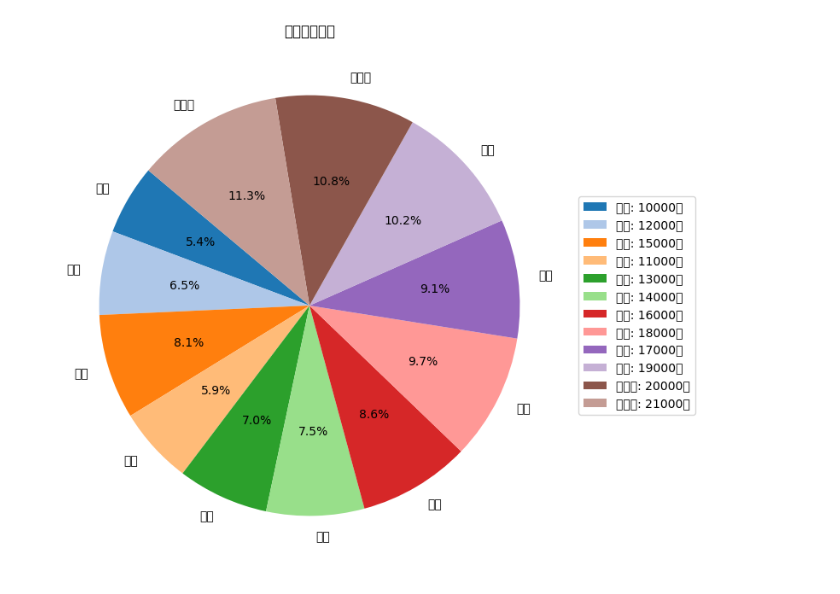
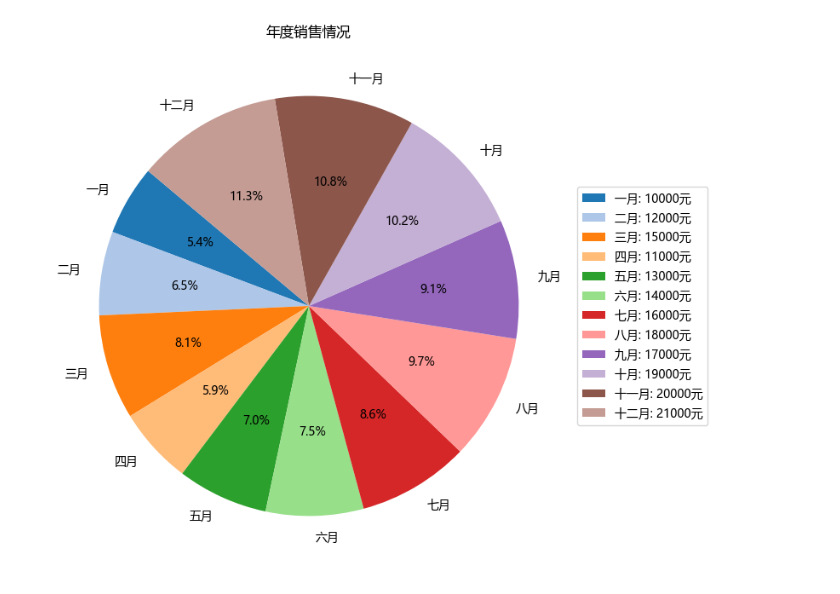
Before and after one commit to jaymarketjo/--, a Jupyter notebook: 饼图.ipynb, the cells around one changed output. Saved outputs shown, nothing was run; the diff lists cells and outputs as text; code cells hidden in the pictures.

```diff
--- a/饼图.ipynb
+++ b/饼图.ipynb
@@ -1,21 +1,25 @@
 # %%
 import matplotlib.pyplot as plt
+from matplotlib.font_manager import FontProperties
+
+# 设置全局中文字体为Microsoft YaHei
+plt.rcParams['font.sans-serif'] = ['Microsoft YaHei']
 
 # 年度销售数据
 months = ['一月', '二月', '三月', '四月', '五月', '六月', '七月', '八月', '九月', '十月', '十一月', '十二月']
 sales = [10000, 12000, 15000, 11000, 13000, 14000, 16000, 18000, 17000, 19000, 20000, 21000]
 
 # 创建饼图
 plt.figure(figsize=(8, 8))
 patches, texts, autotexts = plt.pie(sales, labels=months, autopct='%1.1f%%', startangle=140, colors=plt.cm.tab20.colors)
 
 # 在饼图外显示销售额标识
 plt.legend(patches, [f'{month}: {sale}元' for month, sale in zip(months, sales)], loc="center left", bbox_to_anchor=(1, 0, 0.5, 1))
 
 # 添加标题
 plt.title('年度销售情况')
 
 # 显示饼图
 plt.show()
 # %% [output]
-[figure, old version]
+[figure, new version]
```
